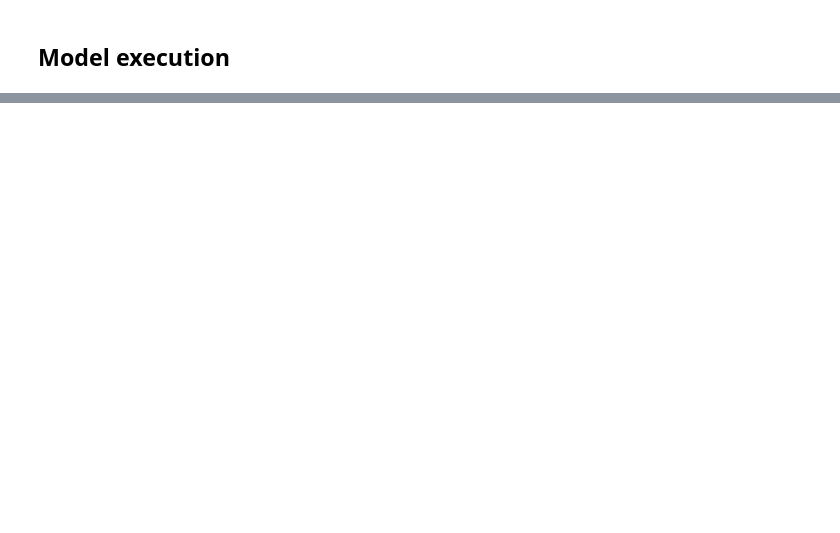
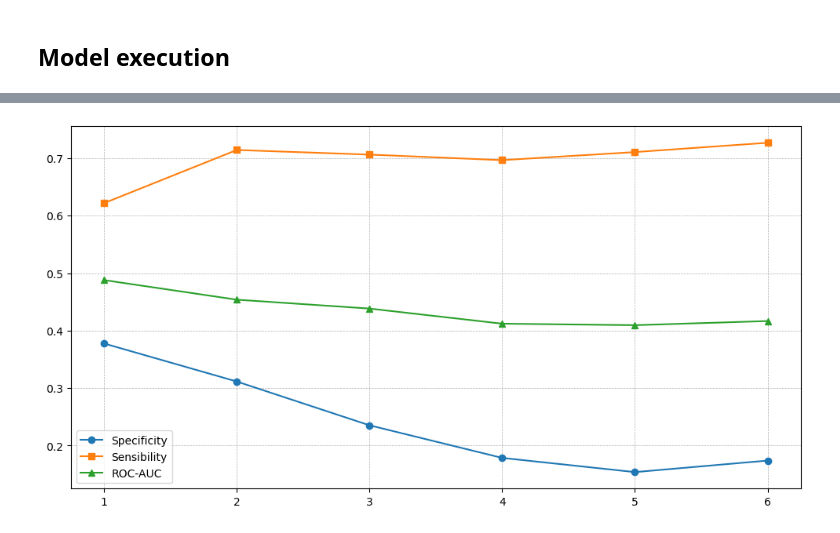
Before and after one commit to oscarescuderoarnanz/AI4MedicalPrediction, a Jupyter notebook: 1_Architectures/E1_RNNTempOut.ipynb, the cells around one changed output, grey strips where cells are left out. Drawn from its saved outputs; the diff is of its cells as text; code cells hidden in the pictures; blank space fills up the shorter version.

```diff
--- a/1_Architectures/E1_RNNTempOut.ipynb
+++ b/1_Architectures/E1_RNNTempOut.ipynb
@@ -421,0 +464,31 @@ def plot_metrics_over_time(metrics_df, T):
+# %%
+y_pred = np.reshape(y_pred, (y_pred.size,))
+
+y_test2D = y_test.flatten()
+y_pred_final = y_pred
+
+#--- METRICS -----------------------------------------------------------------------#
+accuracy_test = sklearn.metrics.accuracy_score(y_test2D, np.round(y_pred_final))
+tn, fp, fn, tp = confusion_matrix(y_test2D, np.round(y_pred_final)).ravel()
+roc = sklearn.metrics.roc_auc_score(y_test2D, y_pred_final)
+
+accuracy = accuracy_test
+specificity = tn / (tn + fp)
+precision = tp / (tp + fp)
+recall = tp / (tp + fn)
+f1score =  (2 * precision * recall) / (precision + recall)
+
+metrics = {
+    "S": i,
+    "TN": tn,
+    "TP": tp,
+    "FN": fn,
+    "FP": fp,
+    "ACC": accuracy,
+    "SPEC": specificity,
+    "PREC": precision,
+    "RECALL": recall,
+    "F1": f1score,
+    "ROC": roc,
+    "bestHyper": bestHyperparameters
+}
@@ -422,9 +510,15 @@ def plot_metrics_over_time(metrics_df, T):
 # %%
 for i in range(len(folders)):
-    y_test = np.load("../0_Data/splits/" + folders[i] + "/y_test_tensor.npy")
+    y_test = np.load("../0_Data/splits/E" +str(idx_exp)+ "/"  + folders[i] + "/y_test_tensor.npy")
     y_test_df = pd.DataFrame(y_test)
 
-    y_pred_df = pd.DataFrame(y_pred_by_split[i])
+    y_pred = y_pred_by_split[i]
+    n1 = int(y_pred.shape[0]/timeStep)
+    y_pred = y_pred.reshape(n1, timeStep)
+    y_pred_df = pd.DataFrame(y_pred)
 
     df_metrics = get_metrics_over_time(timeStep, y_test_df, y_pred_df)
     plot_metrics_over_time(df_metrics, timeStep)
+    break
+# %% [output]
+[figure, added]
```
Also changed, not shown: parts of 9 cells of this notebook, 15 other files.
